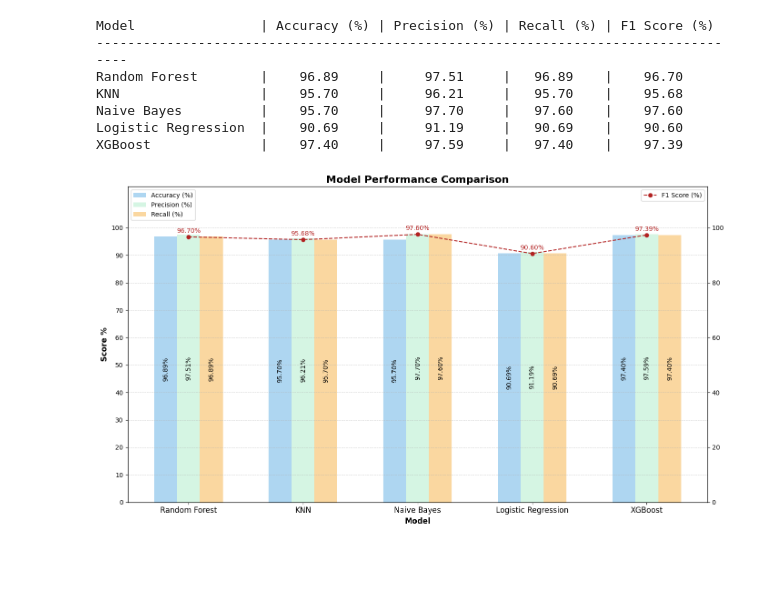
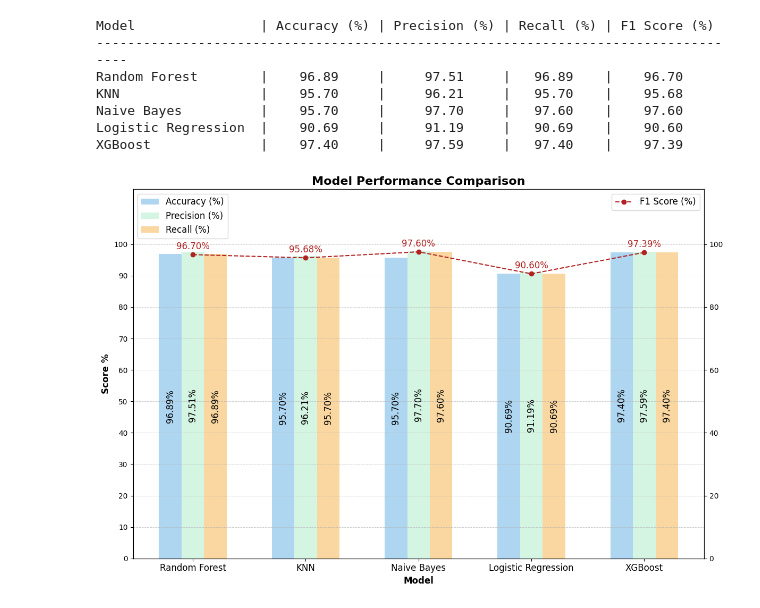
Before and after one commit to qasmendoza/crop-recommendation, a Jupyter notebook: Crops.ipynb, the cells around one changed output. Saved outputs shown, nothing was run; the diff lists cells and outputs as text; code cells hidden in the pictures; blank space fills up the shorter version.

```diff
--- a/Crops.ipynb
+++ b/Crops.ipynb
@@ -680,7 +680,7 @@ f1_scores = metrics["F1 Score"]
 bar_width = 0.2  # setting the bar width
 index = np.arange(len(model_names))  # the label locations
 
-fig, ax1 = plt.subplots(figsize=(14, 8))
+fig, ax1 = plt.subplots(figsize=(12, 8))
 
 # Plotting bars for Accuracy, Precision, and Recall using light colors
 bars1 = ax1.bar(index, accuracies, bar_width, color='#AED6F1', label='Accuracy (%)')  # Light Blue
@@ -688,40 +688,40 @@ bars2 = ax1.bar(index + bar_width, precisions, bar_width, color='#D5F5E3', label
 bars3 = ax1.bar(index + 2*bar_width, recalls, bar_width, color='#FAD7A0', label='Recall (%)')  # Light Orange
 
 # Adding data labels for bars centered and rotated
 for bars in [bars1, bars2, bars3]:
     for bar in bars:
         yval = bar.get_height()
-        ax1.text(bar.get_x() + bar.get_width()/2, yval / 2, "{:.2f}%".format(yval), ha='center', va='center', rotation=90, fontsize=10, color='black')
+        ax1.text(bar.get_x() + bar.get_width()/2, yval / 2, "{:.2f}%".format(yval), ha='center', va='center', rotation=90, fontsize=12, color='black')
 
 # Plotting line for F1 Score
 ax2 = ax1.twinx()
 ax2.plot(index + bar_width, f1_scores, color='firebrick', marker='o', linestyle='--', label='F1 Score (%)')
 for i, f1 in enumerate(f1_scores):
-    ax2.text(i + bar_width, f1 + 1, "{:.2f}%".format(f1), ha='center', va='bottom', fontsize=10, color='firebrick')
+    ax2.text(i + bar_width, f1 + 1, "{:.2f}%".format(f1), ha='center', va='bottom', fontsize=12, color='firebrick')
 
 # Setting labels and title
 ax1.set_xlabel('Model', fontsize=12, fontweight='bold')
 ax1.set_ylabel('Score %', fontsize=12, fontweight='bold')
 ax1.set_title('Model Performance Comparison', fontsize=16, fontweight='bold')
 ax1.set_xticks(index + bar_width)
 ax1.set_xticklabels(model_names, rotation=0, ha='center', fontsize=12)
 ax1.set_ylim(0, 100)  # Adjusting y-axis limit for bar charts
 ax1.set_yticks(np.arange(0, 101, 10))  # Incrementing by 10
 ax1.grid(axis='y', linestyle='--', linewidth=0.7, alpha=0.6)
 ax2.set_ylim(0, 100)  # Adjusting y-axis limit for line plot
 
 # Making space for the data labels above the highest points
-ax1.set_ylim(ymax=ax1.get_ylim()[1] * 1.150)
-ax2.set_ylim(ymax=ax2.get_ylim()[1] * 1.150)
+ax1.set_ylim(ymax=ax1.get_ylim()[1] * 1.175)
+ax2.set_ylim(ymax=ax2.get_ylim()[1] * 1.175)
 
 # Adding legends
-ax1.legend(loc='upper left', fontsize=10)
-ax2.legend(loc='upper right', fontsize=10)
+ax1.legend(loc='upper left', fontsize=12)
+ax2.legend(loc='upper right', fontsize=12)
 
 plt.tight_layout()
 plt.show()
 # %% [output]
-[figure, old version]
+[figure, new version]
 # %%
 from make_predictions import predict_crop_value
 from collections import Counter
```
Also changed, not shown: parts of 1 cell of this notebook.
